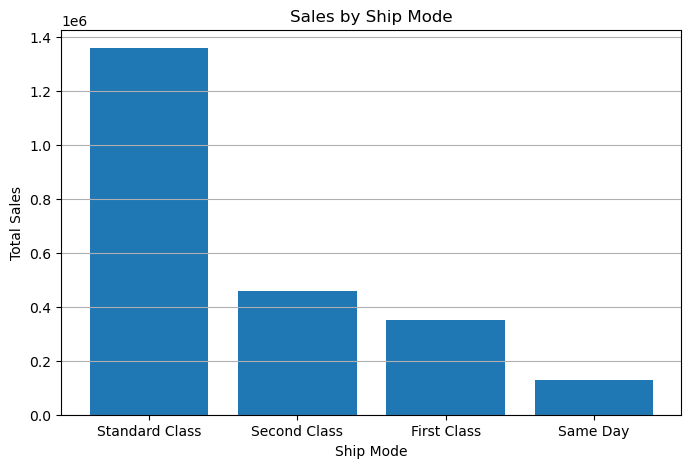
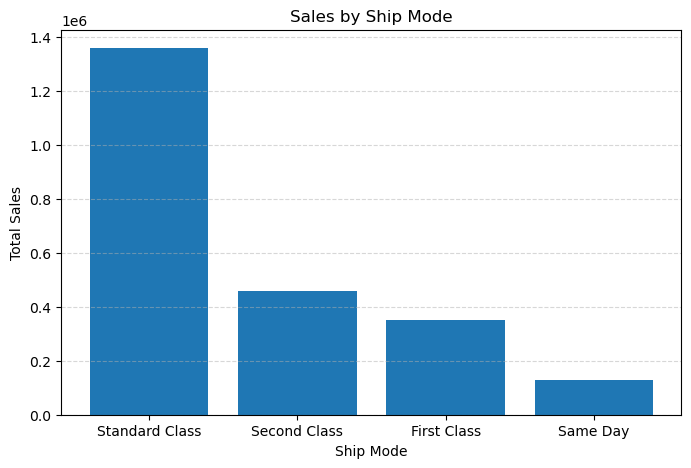
The change to this notebook cell's code, shown as a diff; its figure went from the first image to the second:
--- before
+++ after
@@ -14,5 +14,5 @@
 plt.ylabel("Total Sales")
 
-plt.grid(axis="y")
+plt.grid(axis="y", linestyle="--", alpha=0.5)
 
 plt.savefig(

Commit: Added sales analysis updates and completed profit analysis